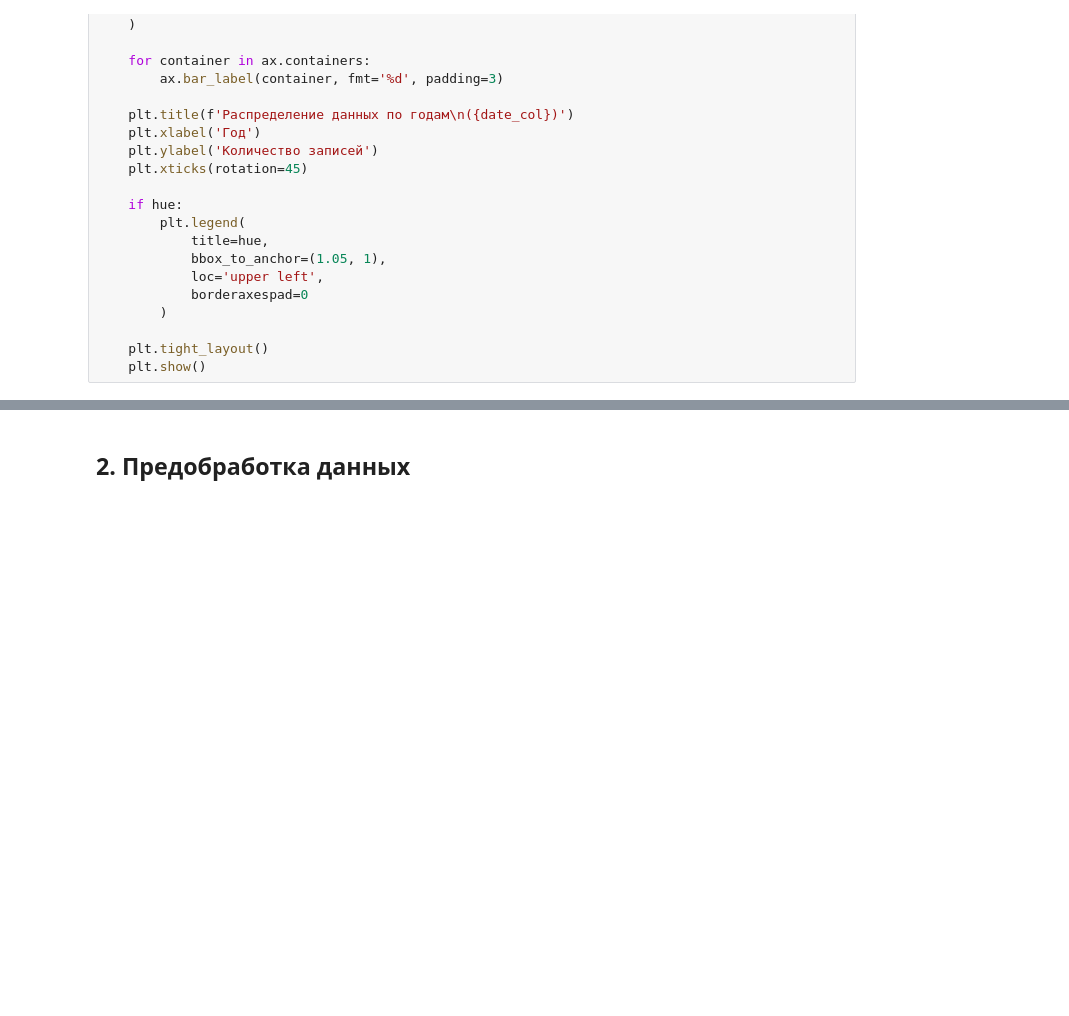
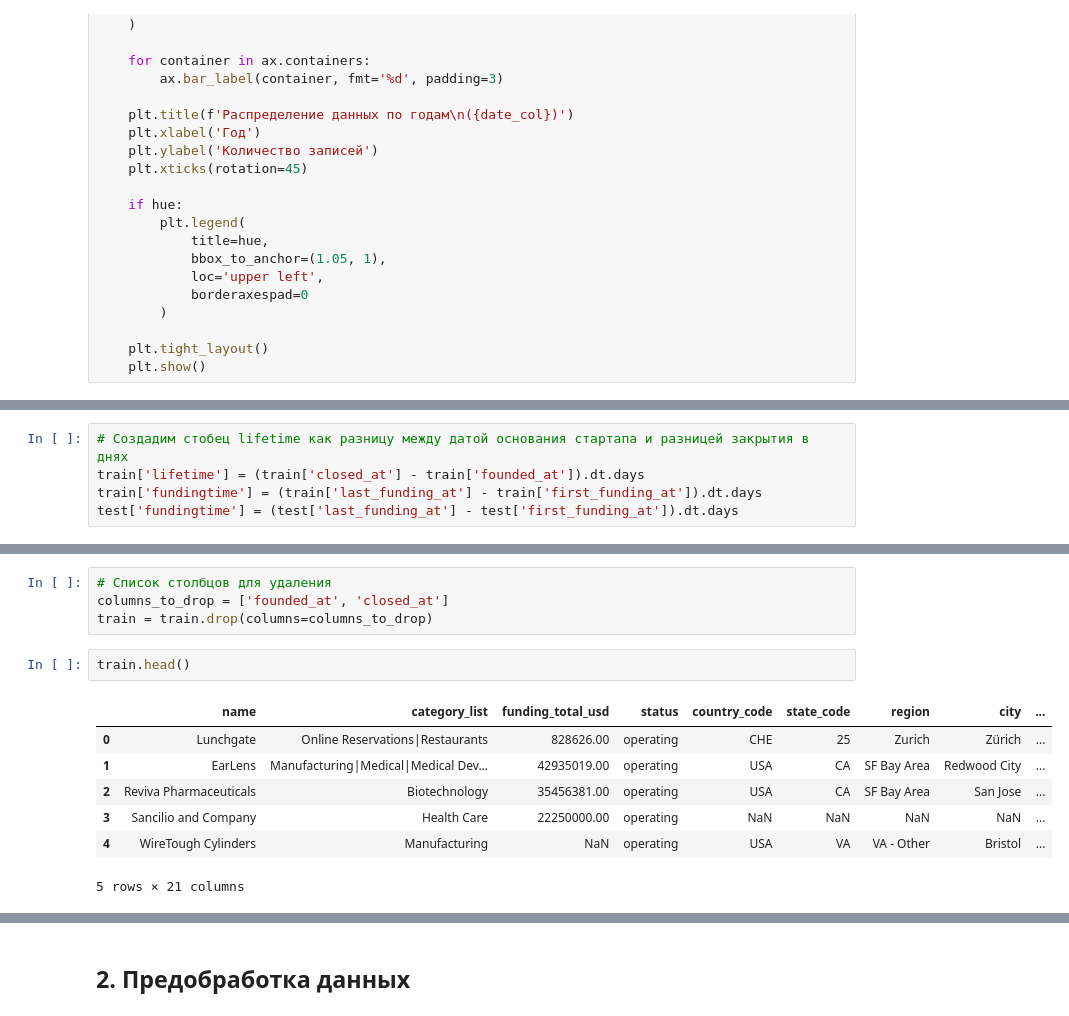
Before and after one commit to onejetpilot/start_up, a Jupyter notebook: start_up_pred.ipynb, the cells around one changed output, grey strips where cells are left out. Cells and saved outputs as stored; diff of their text form; blank space fills up the shorter version.

```diff
--- a/start_up_pred.ipynb
+++ b/start_up_pred.ipynb
@@ -459,0 +468,5 @@ for date_col in date_cols:
+# %%
+# Создадим стобец lifetime как разницу между датой основания стартапа и разницей закрытия в днях
+train['lifetime'] = (train['closed_at'] - train['founded_at']).dt.days
+train['fundingtime'] = (train['last_funding_at'] - train['first_funding_at']).dt.days
+test['fundingtime'] = (test['last_funding_at'] - test['first_funding_at']).dt.days
@@ -459,0 +484,14 @@ for date_col in date_cols:
+# %%
+# Список столбцов для удаления
+columns_to_drop = ['founded_at', 'closed_at']
+train = train.drop(columns=columns_to_drop)
+# %%
+train.head()
+# %% [output]
+|  | name | category_list | funding_total_usd | status | country_code | state_code | region | city | ... |
+| 0 | Lunchgate | Online Reservations|Restaurants | 828626.00 | operating | CHE | 25 | Zurich | Zürich | ... |
+| 1 | EarLens | Manufacturing|Medical|Medical Dev... | 42935019.00 | operating | USA | CA | SF Bay Area | Redwood City | ... |
+| 2 | Reviva Pharmaceuticals | Biotechnology | 35456381.00 | operating | USA | CA | SF Bay Area | San Jose | ... |
+| 3 | Sancilio and Company | Health Care | 22250000.00 | operating | NaN | NaN | NaN | NaN | ... |
+| 4 | WireTough Cylinders | Manufacturing | NaN | operating | USA | VA | VA - Other | Bristol | ... |
+5 rows × 21 columns
```
Also changed, not shown: parts of 14 cells of this notebook.
